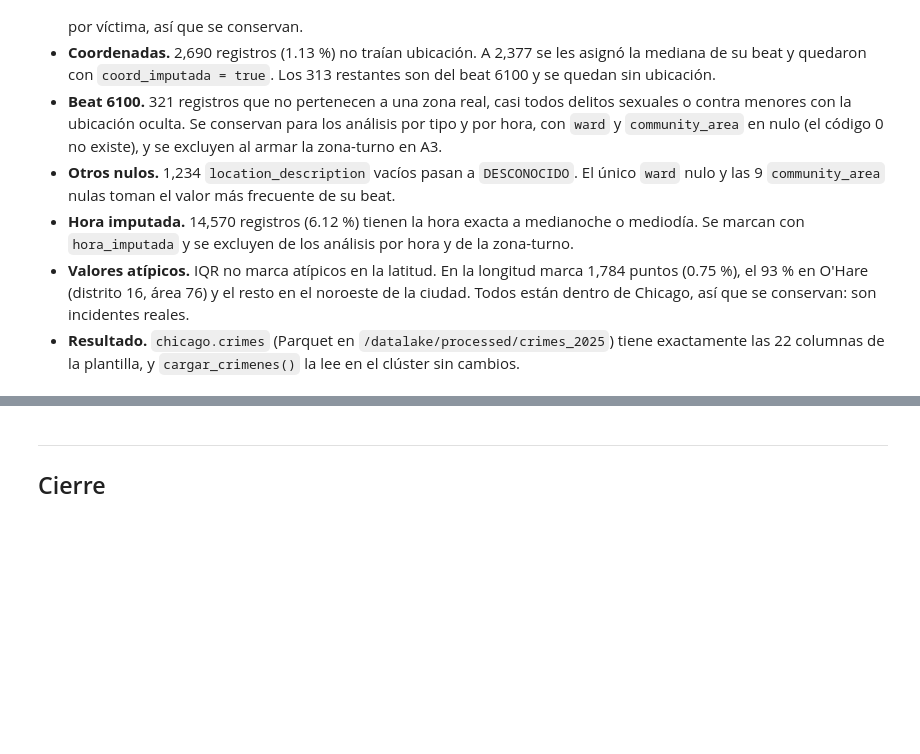
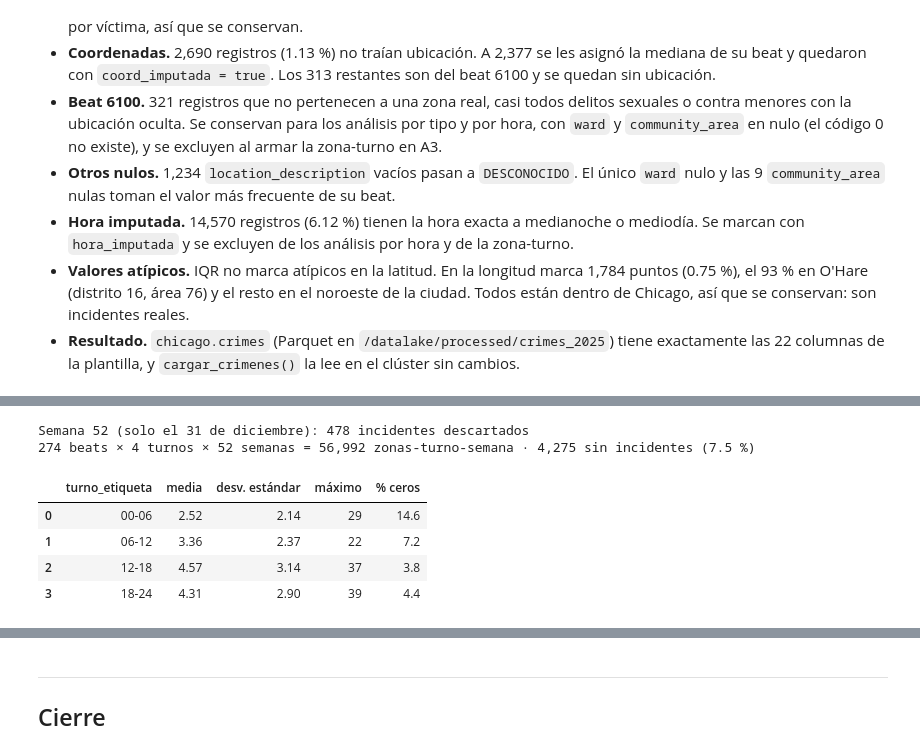
Before and after one commit to valentinodepaola/proyecto-integrador-big-data, a Jupyter notebook: notebooks/fase3_pipeline.ipynb, the cells around one changed output, grey strips where cells are left out. Drawn from its saved outputs; the diff is of its cells as text; code cells hidden in the pictures; blank space fills up the shorter version.

```diff
--- a/notebooks/fase3_pipeline.ipynb
+++ b/notebooks/fase3_pipeline.ipynb
@@ -603,0 +657,42 @@ root
+# %%
+anio_datos = df_modelo.agg(F.min("anio")).first()[0]
+
+df_semanal = (df_modelo
+              .withColumn("turno", F.floor(F.col("hora") / 6).cast("int"))
+              .withColumn("semana", F.floor((F.dayofyear("fecha") - 1) / 7).cast("int")))
+n_semana_52 = df_semanal.filter("semana = 52").count()
+df_semanal = df_semanal.filter("semana < 52")
+
+beats = df_semanal.groupBy("beat").agg(F.mode("district").alias("district"))
+turnos = spark.createDataFrame([(0, "00-06"), (1, "06-12"), (2, "12-18"), (3, "18-24")], "turno int, turno_etiqueta string")
+semanas = (spark.range(52).select(F.col("id").cast("int").alias("semana"))
+           .withColumn("semana_inicio", F.date_add(F.make_date(F.lit(anio_datos), F.lit(1), F.lit(1)), F.col("semana") * 7)))
+conteos = df_semanal.groupBy("beat", "turno", "semana").agg(F.count("*").alias("incidentes"))
+
+malla = (beats.crossJoin(turnos).crossJoin(semanas)
+         .join(conteos, ["beat", "turno", "semana"], "left")
+         .fillna(0, ["incidentes"])
+         .cache())
+
+n_malla = malla.count()
+n_beats = beats.count()
+n_ceros = malla.filter("incidentes = 0").count()
+assert n_malla == n_beats * 4 * 52
+assert malla.agg(F.sum("incidentes")).first()[0] == n_modelo - n_semana_52, "La malla no conserva todos los incidentes"
+print(f"Semana 52 (solo el 31 de diciembre): {n_semana_52:,} incidentes descartados")
+print(f"{n_beats} beats × 4 turnos × 52 semanas = {n_malla:,} zonas-turno-semana · {n_ceros:,} sin incidentes ({n_ceros * 100 / n_malla:.1f} %)")
+# %% [output]
+Semana 52 (solo el 31 de diciembre): 478 incidentes descartados
+274 beats × 4 turnos × 52 semanas = 56,992 zonas-turno-semana · 4,275 sin incidentes (7.5 %)
+# %%
+(malla.groupBy("turno_etiqueta")
+ .agg(F.round(F.mean("incidentes"), 2).alias("media"), F.round(F.stddev("incidentes"), 2).alias("desv. estándar"),
+      F.max("incidentes").alias("máximo"), F.round(F.avg((F.col("incidentes") == 0).cast("int")) * 100, 1).alias("% ceros"))
+ .orderBy("turno_etiqueta")
+ .toPandas())
+# %% [output]
+|  | turno_etiqueta | media | desv. estándar | máximo | % ceros |
+| 0 | 00-06 | 2.52 | 2.14 | 29 | 14.6 |
+| 1 | 06-12 | 3.36 | 2.37 | 22 | 7.2 |
+| 2 | 12-18 | 4.57 | 3.14 | 37 | 3.8 |
+| 3 | 18-24 | 4.31 | 2.90 | 39 | 4.4 |
```
Also changed, not shown: parts of 25 cells of this notebook, 1 other file.
